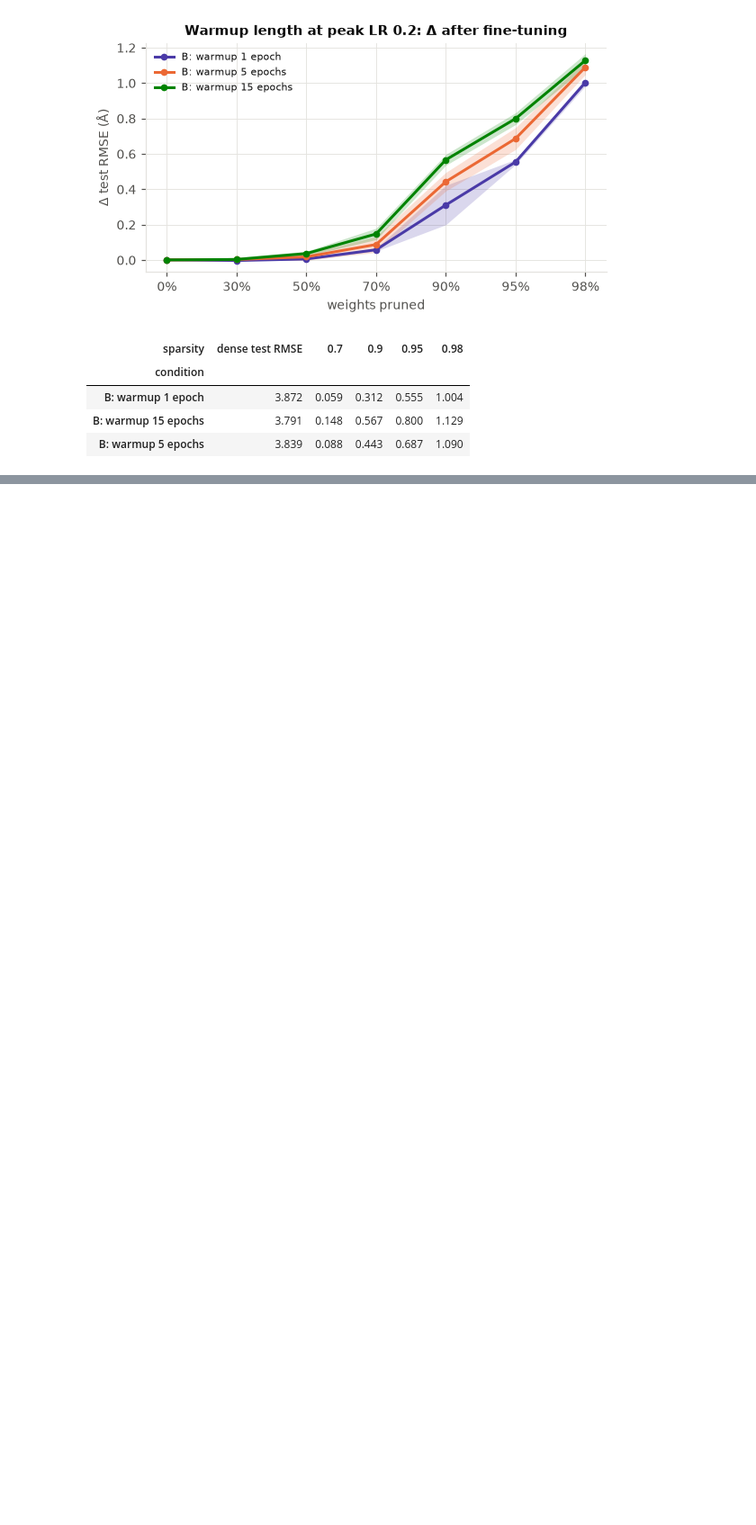
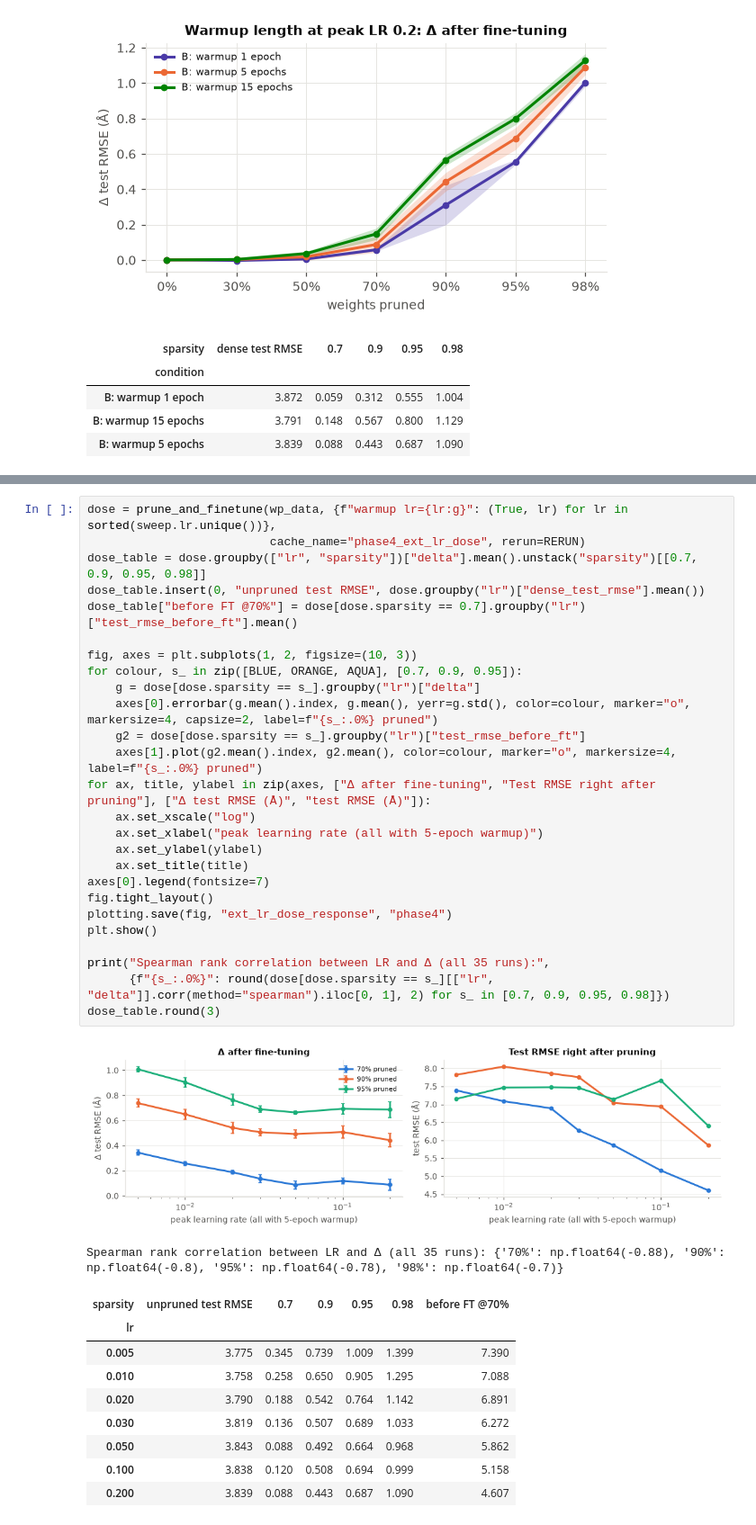
Before and after one commit to kyle-liebenberg/protein_folding_deviation_detection, a Jupyter notebook: notebooks/A1_protein_mlp.ipynb, the cells around one changed output, grey strips where cells are left out. Shown at 90% size. Drawn from its saved outputs; the diff is of its cells as text; blank space fills up the shorter version.

```diff
--- a/notebooks/A1_protein_mlp.ipynb
+++ b/notebooks/A1_protein_mlp.ipynb
@@ -1380,3 +1453,41 @@ d.round(3)
+# %%
+dose = prune_and_finetune(wp_data, {f"warmup lr={lr:g}": (True, lr) for lr in sorted(sweep.lr.unique())},
+                          cache_name="phase4_ext_lr_dose", rerun=RERUN)
+dose_table = dose.groupby(["lr", "sparsity"])["delta"].mean().unstack("sparsity")[[0.7, 0.9, 0.95, 0.98]]
+dose_table.insert(0, "unpruned test RMSE", dose.groupby("lr")["dense_test_rmse"].mean())
+dose_table["before FT @70%"] = dose[dose.sparsity == 0.7].groupby("lr")["test_rmse_before_ft"].mean()
+
+fig, axes = plt.subplots(1, 2, figsize=(10, 3))
+for colour, s_ in zip([BLUE, ORANGE, AQUA], [0.7, 0.9, 0.95]):
+    g = dose[dose.sparsity == s_].groupby("lr")["delta"]
+    axes[0].errorbar(g.mean().index, g.mean(), yerr=g.std(), color=colour, marker="o", markersize=4, capsize=2, label=f"{s_:.0%} pruned")
+    g2 = dose[dose.sparsity == s_].groupby("lr")["test_rmse_before_ft"]
+    axes[1].plot(g2.mean().index, g2.mean(), color=colour, marker="o", markersize=4, label=f"{s_:.0%} pruned")
+for ax, title, ylabel in zip(axes, ["Δ after fine-tuning", "Test RMSE right after pruning"], ["Δ test RMSE (Å)", "test RMSE (Å)"]):
+    ax.set_xscale("log")
+    ax.set_xlabel("peak learning rate (all with 5-epoch warmup)")
+    ax.set_ylabel(ylabel)
+    ax.set_title(title)
+axes[0].legend(fontsize=7)
+fig.tight_layout()
+plotting.save(fig, "ext_lr_dose_response", "phase4")
+plt.show()
+
+print("Spearman rank correlation between LR and Δ (all 35 runs):",
+      {f"{s_:.0%}": round(dose[dose.sparsity == s_][["lr", "delta"]].corr(method="spearman").iloc[0, 1], 2) for s_ in [0.7, 0.9, 0.95, 0.98]})
+dose_table.round(3)
+# %% [output]
+[figure, added]
+Spearman rank correlation between LR and Δ (all 35 runs): {'70%': np.float64(-0.88), '90%': np.float64(-0.8), '95%': np.float64(-0.78), '98%': np.float64(-0.7)}
+| sparsity | unpruned test RMSE | 0.7 | 0.9 | 0.95 | 0.98 | before FT @70% |
+| lr |  |  |  |  |  |  |
+| 0.005 | 3.775 | 0.345 | 0.739 | 1.009 | 1.399 | 7.390 |
+| 0.010 | 3.758 | 0.258 | 0.650 | 0.905 | 1.295 | 7.088 |
+| 0.020 | 3.790 | 0.188 | 0.542 | 0.764 | 1.142 | 6.891 |
+| 0.030 | 3.819 | 0.136 | 0.507 | 0.689 | 1.033 | 6.272 |
+| 0.050 | 3.843 | 0.088 | 0.492 | 0.664 | 0.968 | 5.862 |
+| 0.100 | 3.838 | 0.120 | 0.508 | 0.694 | 0.999 | 5.158 |
+| 0.200 | 3.839 | 0.088 | 0.443 | 0.687 | 1.090 | 4.607 |
 # %% [markdown]
 **E1 (LR rewinding): recovery improves for everyone, but the A–B gap widens. Prediction contradicted.**
 Measured against each network's own retrained dense version, LR rewinding cuts B's pruning cost to almost
```
Also changed, not shown: parts of 12 cells of this notebook, 18 other files.
